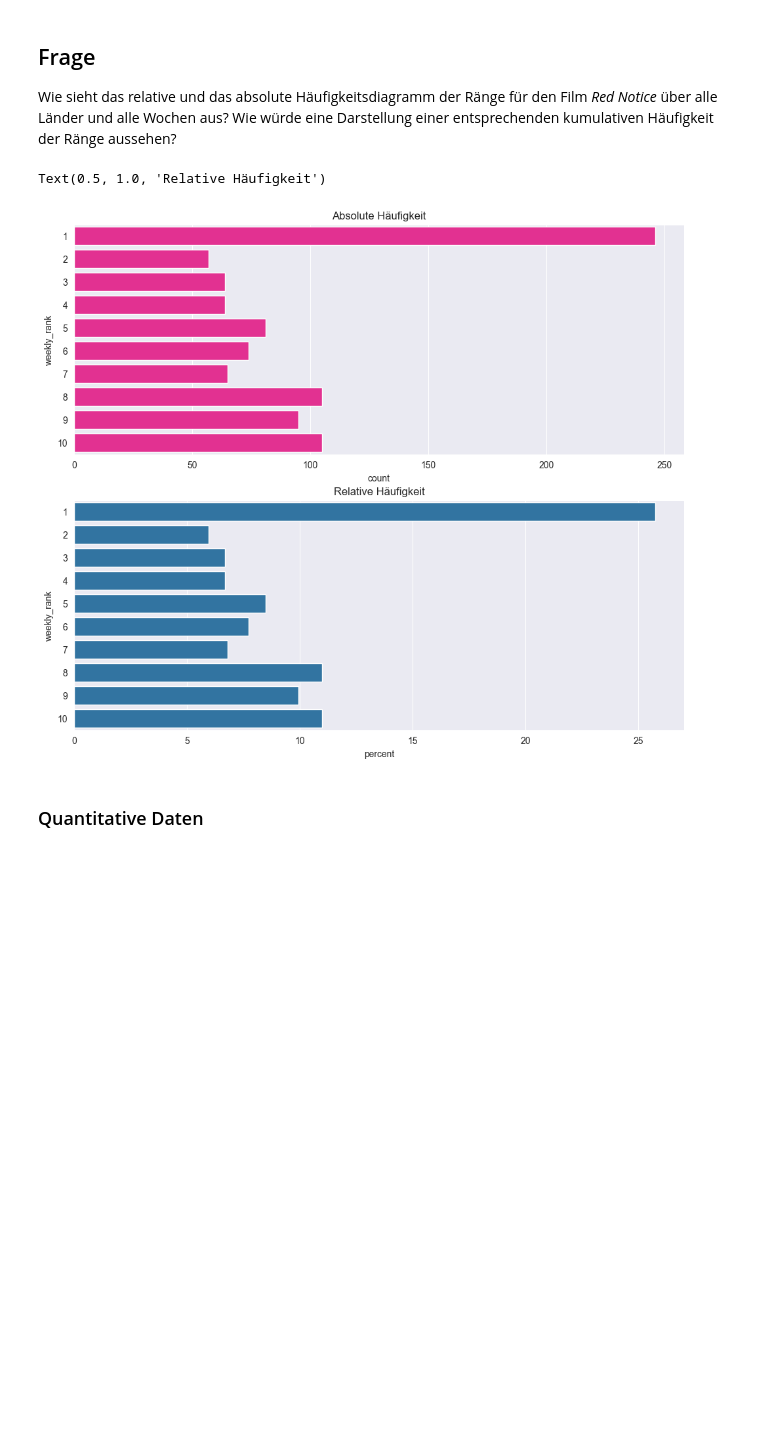
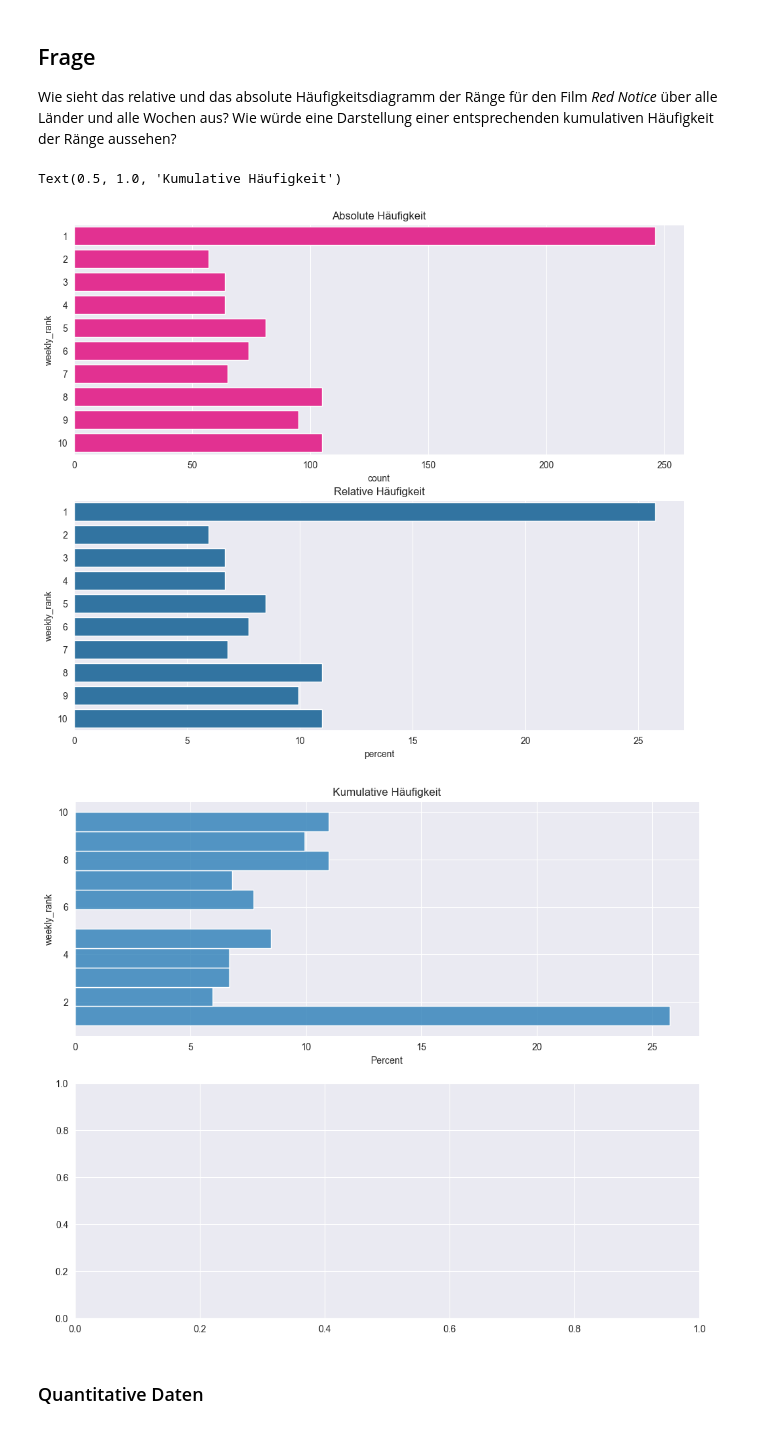
Before and after one commit to lukas3482/wahrscheinlichkeitsrechnung, a Jupyter notebook: haufigkeiten/inClass-häufigkeiten-Student-template.ipynb, the cells around one changed output. Cells and saved outputs as stored; diff of their text form; code cells hidden in the pictures; blank space fills up the shorter version.

```diff
--- a/haufigkeiten/inClass-häufigkeiten-Student-template.ipynb
+++ b/haufigkeiten/inClass-häufigkeiten-Student-template.ipynb
@@ -166,15 +166,21 @@ Wie sieht das relative und das absolute Häufigkeitsdiagramm der Ränge für den
 # %%
 netflix_red_notice = netflix[netflix['show_title'] == 'Red Notice']
 netflix_red_notice.head(10)
 
 fig, axs = plt.subplots(nrows=2, ncols=1,figsize=(12,10))
 sea.countplot(data=netflix_red_notice, y='weekly_rank', ax=axs[0], color='deeppink')
 sea.countplot(data=netflix_red_notice, y='weekly_rank', stat='percent', ax=axs[1])
 axs[0].set_title('Absolute Häufigkeit')
 axs[1].set_title('Relative Häufigkeit')
+
+# TODO Kumulative Häufigkeit....
+fig, axs = plt.subplots(nrows=2, ncols=1,figsize=(12,10))
+sea.histplot(data=netflix_red_notice, y='weekly_rank', stat='percent', ax=axs[0])
+axs[0].set_title('Kumulative Häufigkeit')
 # %% [output]
-Text(0.5, 1.0, 'Relative Häufigkeit')
+Text(0.5, 1.0, 'Kumulative Häufigkeit')
 [figure]
+[figure, added]
 # %% [markdown]
 ### Quantitative Daten
 # %%
```
